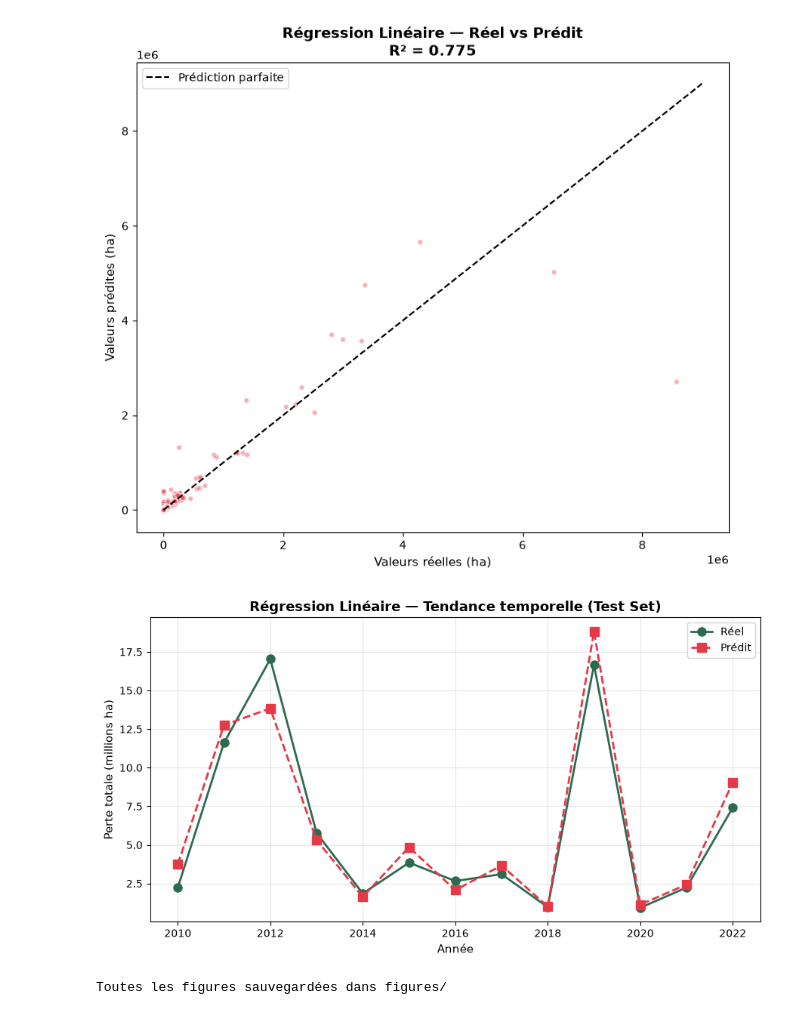
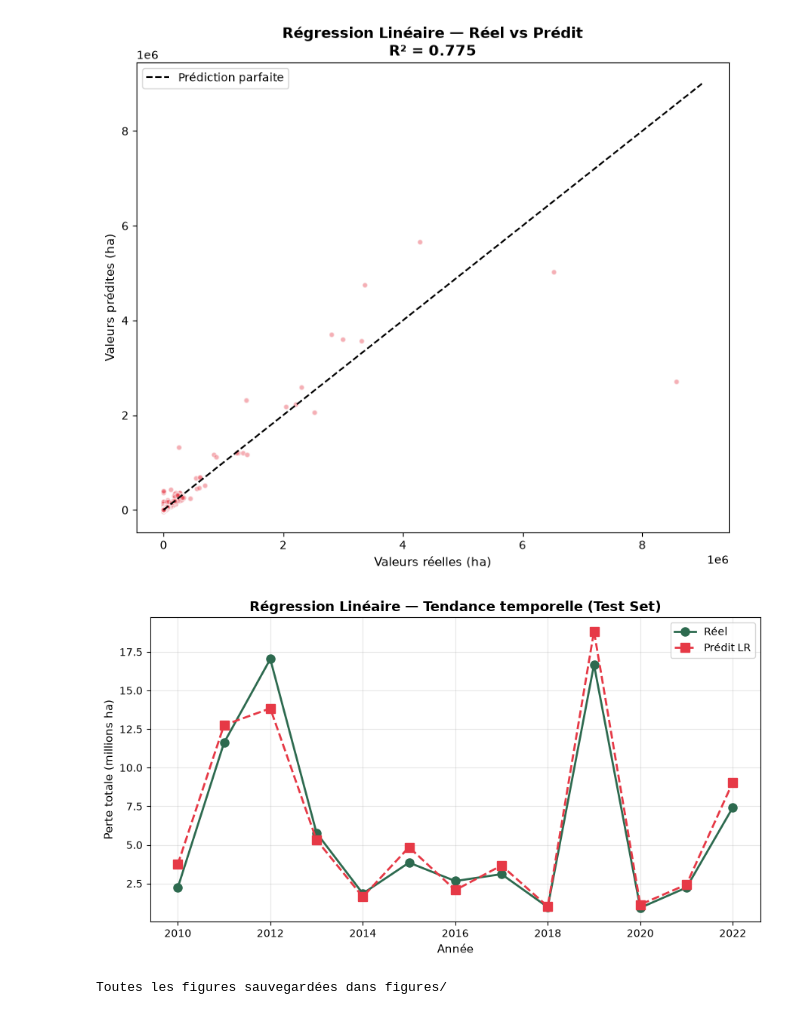
Before and after one commit to Demonta0109/ML-Deforestation-2026, a Jupyter notebook: 02_Linear_Regression.ipynb, the cells around one changed output. Cells and saved outputs as stored; diff of their text form; code cells hidden in the pictures.

```diff
--- a/02_Linear_Regression.ipynb
+++ b/02_Linear_Regression.ipynb
@@ -142,28 +142,28 @@ plt.show()
 # %%
 # Courbe temporelle : agrégation par année sur le test set
 import pandas as pd
 n_years_test = 13  # Nombre d'années dans le test set (2010-2022)
 n_per_year = len(y_test) // n_years_test
 
 # Agrégation par somme sur les années de test
 years_test = [2010 + i for i in range(n_years_test)]
 real_sum  = [y_test[i*n_per_year:(i+1)*n_per_year].sum() for i in range(n_years_test)]
 pred_sum  = [y_pred[i*n_per_year:(i+1)*n_per_year].sum() for i in range(n_years_test)]
 
 fig, ax = plt.subplots(figsize=(9, 5))
 ax.plot(years_test, np.array(real_sum)/1e6, 'o-', color='#2d6a4f', linewidth=2,
         markersize=8, label='Réel')
 ax.plot(years_test, np.array(pred_sum)/1e6, 's--', color='#e63946', linewidth=2,
-        markersize=8, label='Prédit')
+        markersize=8, label='Prédit LR')
 ax.set_title('Régression Linéaire — Tendance temporelle (Test Set)', fontsize=13, fontweight='bold')
 ax.set_xlabel('Année', fontsize=11)
 ax.set_ylabel('Perte totale (millions ha)', fontsize=11)
 ax.legend()
 ax.grid(True, alpha=0.3)
 plt.tight_layout()
 plt.savefig('figures/lr_temporal.png', dpi=150, bbox_inches='tight')
 plt.show()
 print('Toutes les figures sauvegardées dans figures/')
 # %% [output]
-[figure, old version]
+[figure, new version]
 Toutes les figures sauvegardées dans figures/
```
Also changed, not shown: parts of 2 cells of this notebook, 2 other files.
